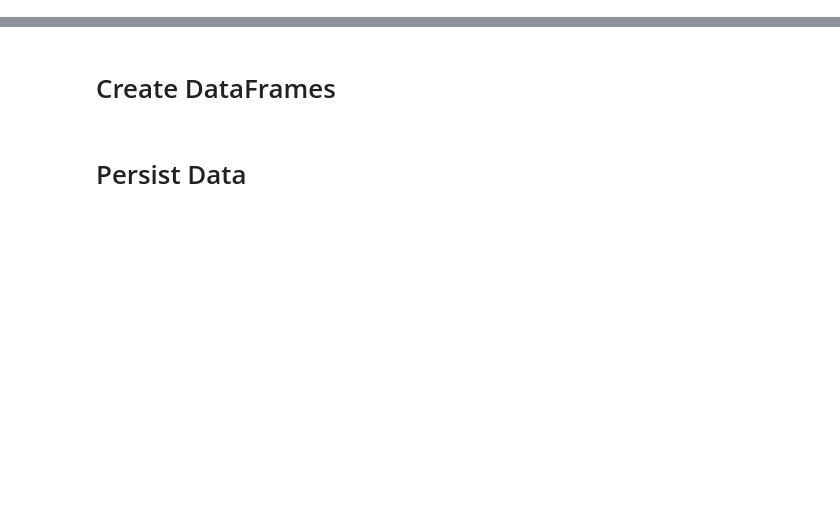
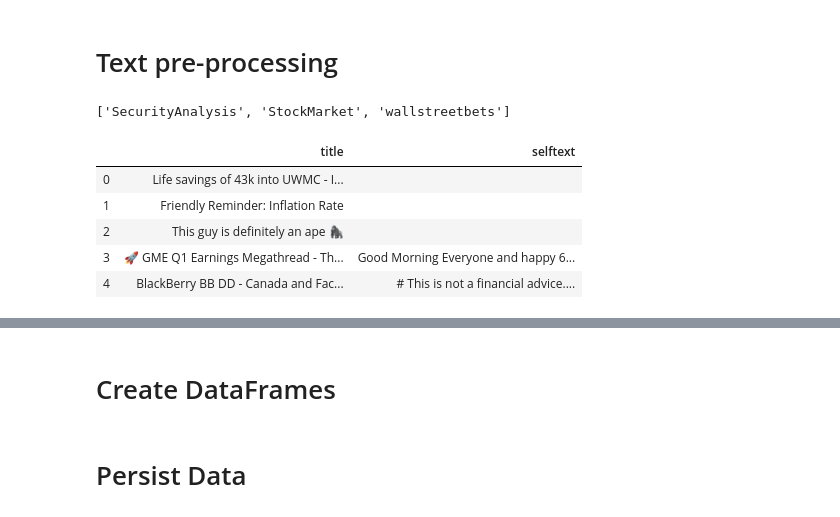
Before and after one commit to Vins1805/nlp-stock-market-trend-prediction-with-reddit-posts, a Jupyter notebook: testing.ipynb, the cells around one changed output, grey strips where cells are left out. Cells and saved outputs as stored; diff of their text form; code cells hidden in the pictures; blank space fills up the shorter version.

```diff
--- a/testing.ipynb
+++ b/testing.ipynb
@@ -4,3 +4,20 @@ from tools.translations import IO
 import pandas as pd
 from datetime import datetime as dt
 import os
+# %% [markdown]
+# Text pre-processing
+# %%
+r = Reddit()
+r.subreddits
+# %% [output]
+['SecurityAnalysis', 'StockMarket', 'wallstreetbets']
+# %%
+df = r.load_raw_text(os.path.join(r.filepath, r.subreddits[2]))
+df.head()
+# %% [output]
+|  | title | selftext |
+| 0 | Life savings of 43k into UWMC - I... |  |
+| 1 | Friendly Reminder: Inflation Rate |  |
+| 2 | This guy is definitely an ape 🦍 |  |
+| 3 | 🚀 GME Q1 Earnings Megathread - Th... | Good Morning Everyone and happy 6... |
+| 4 | BlackBerry BB DD - Canada and Fac... | # This is not a financial advice.... |
```
Also changed, not shown: parts of 13 cells of this notebook, 3 other files.
